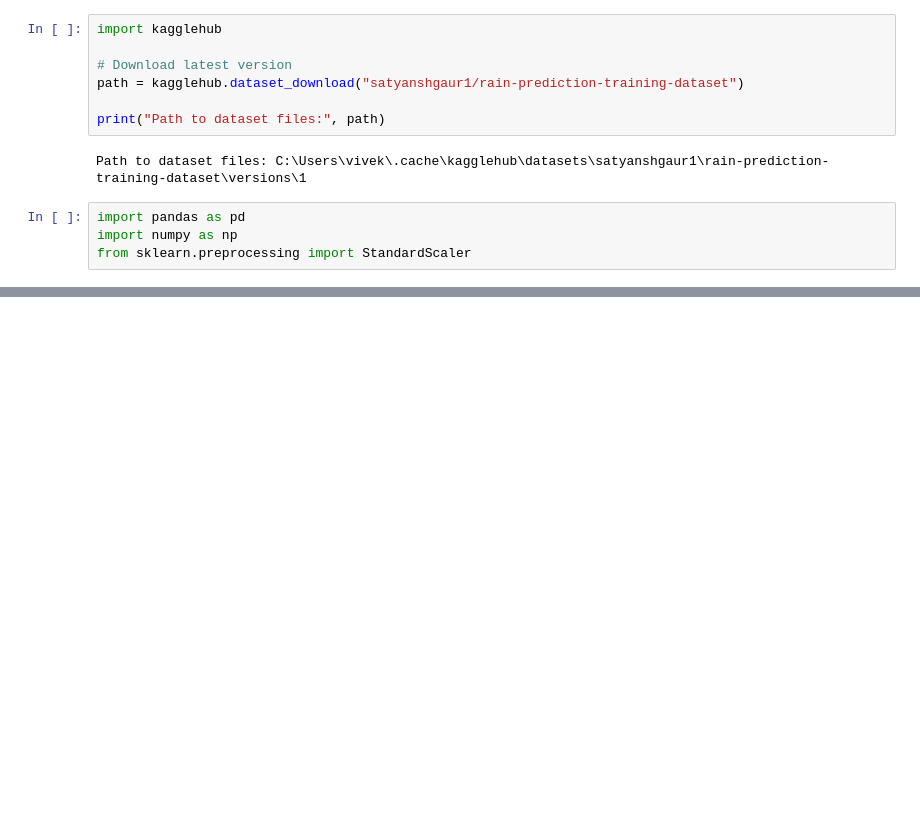
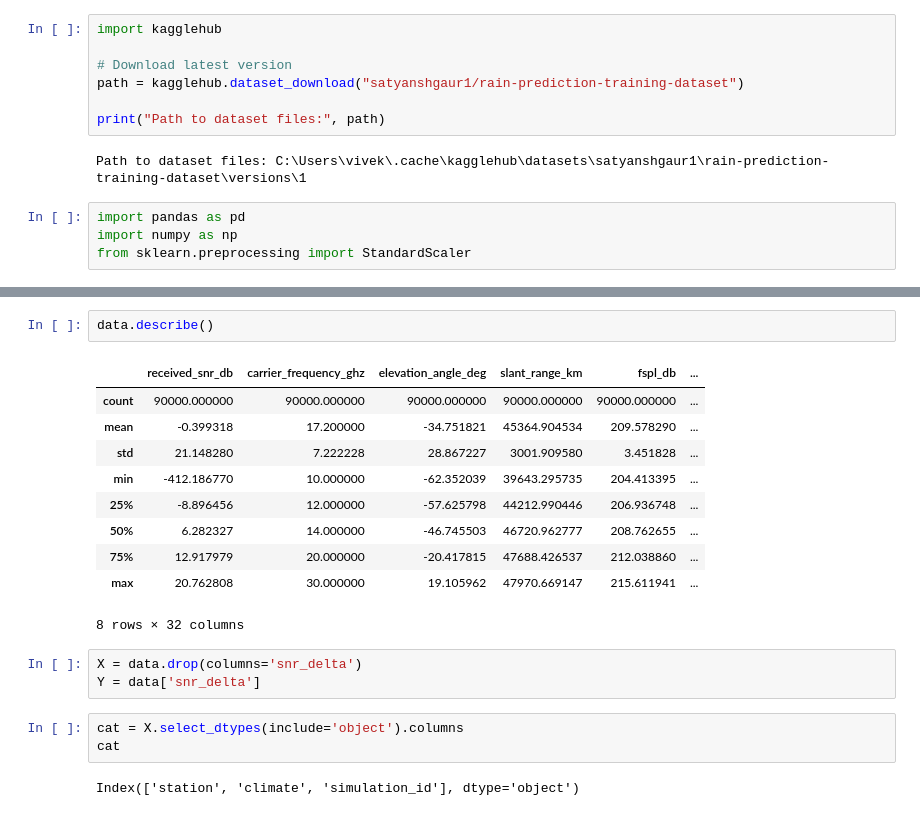
Before and after one commit to vivek-9304/Learning_ML, a Jupyter notebook: ML_Projects/Raining_Rate/rain_rate.ipynb, the cells around one changed output, grey strips where cells are left out. Drawn from its saved outputs; the diff is of its cells as text; blank space fills up the shorter version.

```diff
--- a/ML_Projects/Raining_Rate/rain_rate.ipynb
+++ b/ML_Projects/Raining_Rate/rain_rate.ipynb
@@ -24,0 +40,21 @@ data.head()
+# %%
+data.describe()
+# %% [output]
+|  | received_snr_db | carrier_frequency_ghz | elevation_angle_deg | slant_range_km | fspl_db | ... |
+| count | 90000.000000 | 90000.000000 | 90000.000000 | 90000.000000 | 90000.000000 | ... |
+| mean | -0.399318 | 17.200000 | -34.751821 | 45364.904534 | 209.578290 | ... |
+| std | 21.148280 | 7.222228 | 28.867227 | 3001.909580 | 3.451828 | ... |
+| min | -412.186770 | 10.000000 | -62.352039 | 39643.295735 | 204.413395 | ... |
+| 25% | -8.896456 | 12.000000 | -57.625798 | 44212.990446 | 206.936748 | ... |
+| 50% | 6.282327 | 14.000000 | -46.745503 | 46720.962777 | 208.762655 | ... |
+| 75% | 12.917979 | 20.000000 | -20.417815 | 47688.426537 | 212.038860 | ... |
+| max | 20.762808 | 30.000000 | 19.105962 | 47970.669147 | 215.611941 | ... |
+8 rows × 32 columns
+# %%
+X = data.drop(columns='snr_delta')
+Y = data['snr_delta']
+# %%
+cat = X.select_dtypes(include='object').columns
+cat
+# %% [output]
+Index(['station', 'climate', 'simulation_id'], dtype='object')
```
Also changed, not shown: parts of 4 cells of this notebook.
